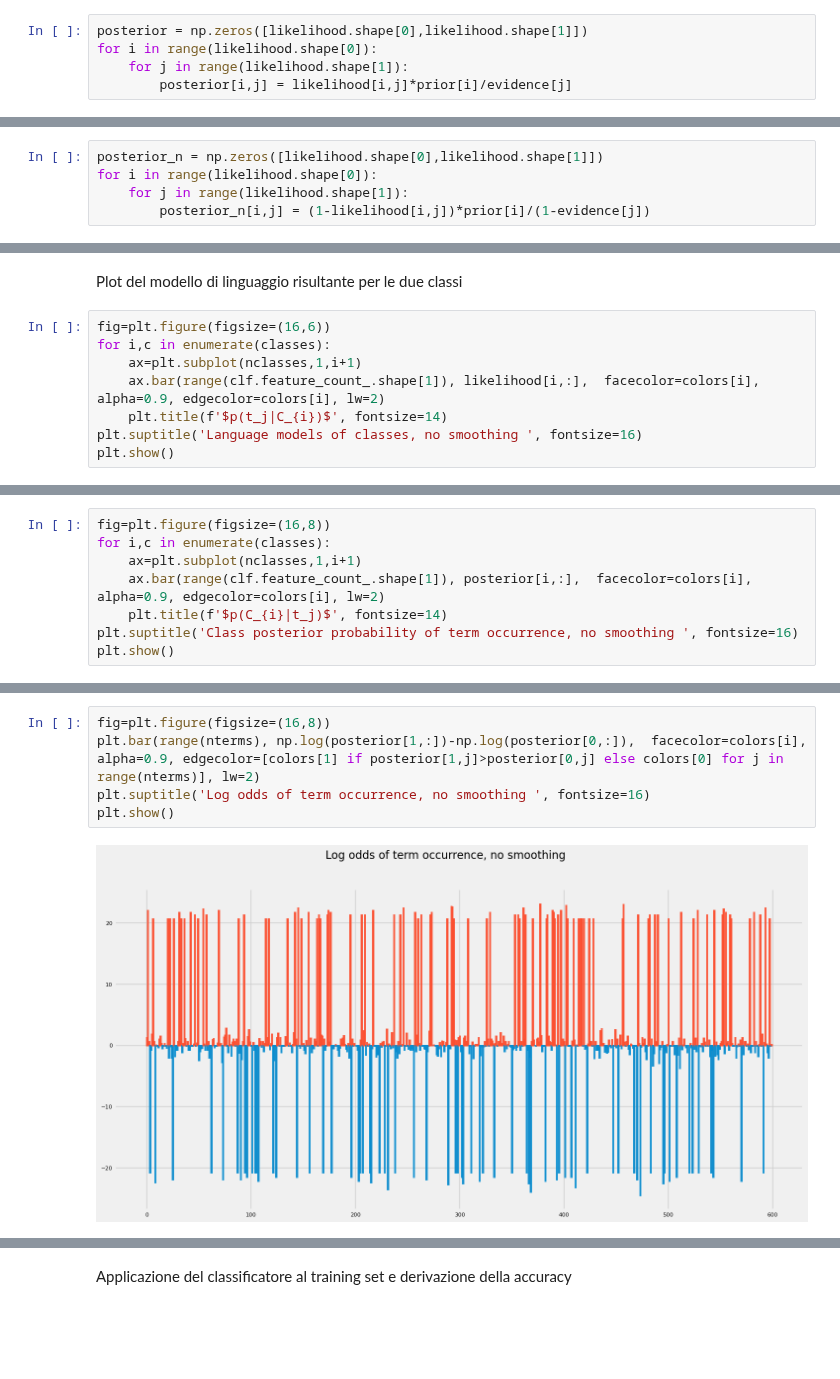
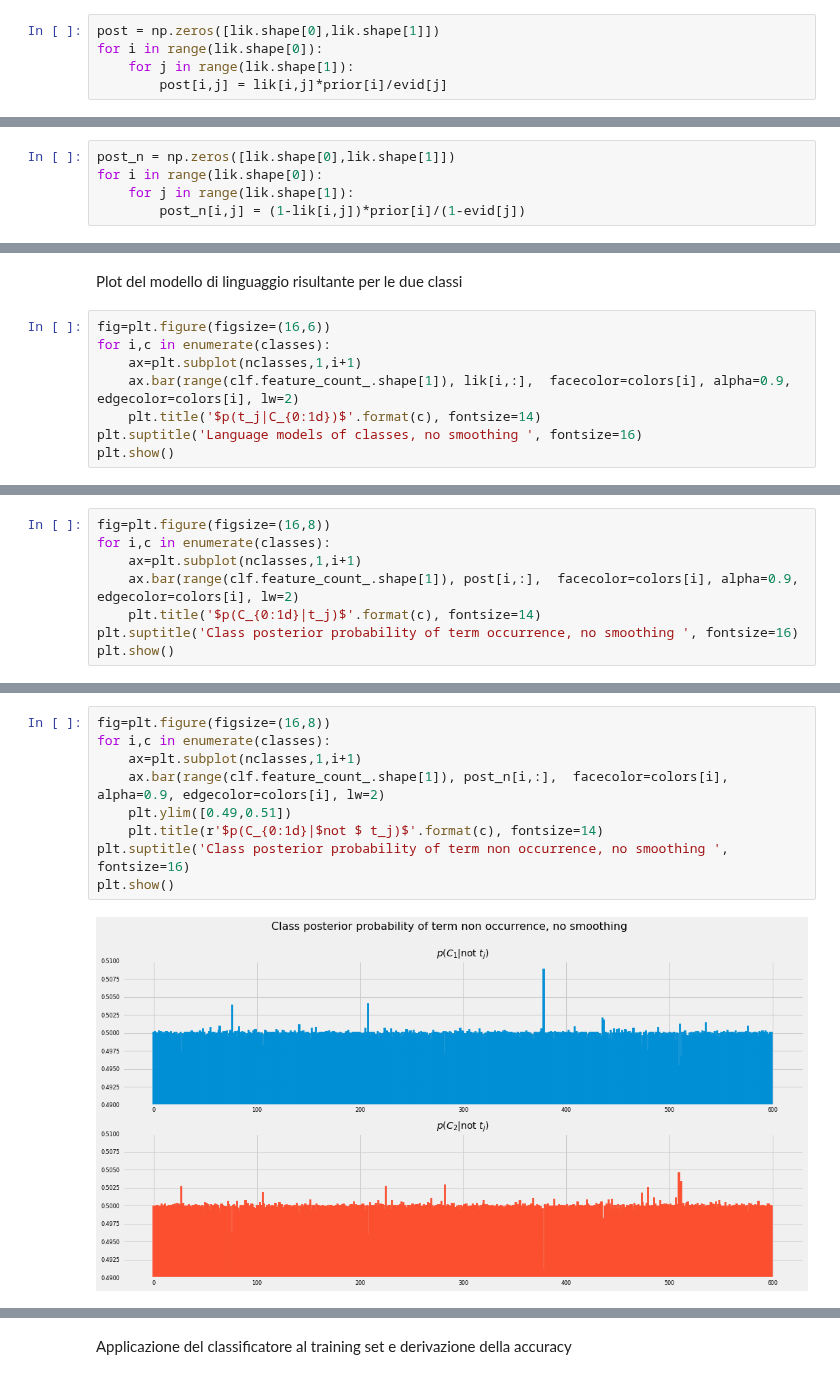
Before and after one commit to tvml/ml2324, a Jupyter notebook: codici/naivebayes.ipynb, the cells around one changed output, grey strips where cells are left out. Drawn from its saved outputs; the diff is of its cells as text; blank space fills up the shorter version.

```diff
--- a/codici/naivebayes.ipynb
+++ b/codici/naivebayes.ipynb
@@ -148,8 +162,8 @@ Applica la regola di Bayes per calcolare le probabilità a posteriori delle clas
 
 $$p(C_k|t_j)=\frac{p(t_j|C_k)p(C_k)}{p(t_j)}$$
 # %%
-posterior = np.zeros([likelihood.shape[0],likelihood.shape[1]])
-for i in range(likelihood.shape[0]):
-    for j in range(likelihood.shape[1]):
-        posterior[i,j] = likelihood[i,j]*prior[i]/evidence[j]
+post = np.zeros([lik.shape[0],lik.shape[1]])
+for i in range(lik.shape[0]):
+    for j in range(lik.shape[1]):
+        post[i,j] = lik[i,j]*prior[i]/evid[j]
 # %%
@@ -161,7 +194,7 @@ Applica la regola di Bayes per calcolare le probabilità a posteriori delle clas
 
 $$p(C_k|\lnot t_j)=\frac{p(\lnot t_j|C_k)p(C_k)}{p(\lnot t_j)}=\frac{(1-p(t_j|C_k))p(C_k)}{1-p(t_j)}$$
 # %%
-posterior_n = np.zeros([likelihood.shape[0],likelihood.shape[1]])
-for i in range(likelihood.shape[0]):
-    for j in range(likelihood.shape[1]):
-        posterior_n[i,j] = (1-likelihood[i,j])*prior[i]/(1-evidence[j])
+post_n = np.zeros([lik.shape[0],lik.shape[1]])
+for i in range(lik.shape[0]):
+    for j in range(lik.shape[1]):
+        post_n[i,j] = (1-lik[i,j])*prior[i]/(1-evid[j])
@@ -241,8 +237,8 @@ Plot del modello di linguaggio risultante per le due classi
 fig=plt.figure(figsize=(16,6))
 for i,c in enumerate(classes):
     ax=plt.subplot(nclasses,1,i+1)
-    ax.bar(range(clf.feature_count_.shape[1]), likelihood[i,:],  facecolor=colors[i], alpha=0.9, edgecolor=colors[i], lw=2)
-    plt.title(f'$p(t_j|C_{i})$', fontsize=14)
+    ax.bar(range(clf.feature_count_.shape[1]), lik[i,:],  facecolor=colors[i], alpha=0.9, edgecolor=colors[i], lw=2)
+    plt.title('$p(t_j|C_{0:1d})$'.format(c), fontsize=14)
 plt.suptitle('Language models of classes, no smoothing ', fontsize=16)
 plt.show()
 # %% [output]
@@ -251,8 +247,8 @@ plt.show()
 fig=plt.figure(figsize=(16,8))
 for i,c in enumerate(classes):
     ax=plt.subplot(nclasses,1,i+1)
-    ax.bar(range(clf.feature_count_.shape[1]), posterior[i,:],  facecolor=colors[i], alpha=0.9, edgecolor=colors[i], lw=2)
-    plt.title(f'$p(C_{i}|t_j)$', fontsize=14)
+    ax.bar(range(clf.feature_count_.shape[1]), post[i,:],  facecolor=colors[i], alpha=0.9, edgecolor=colors[i], lw=2)
+    plt.title('$p(C_{0:1d}|t_j)$'.format(c), fontsize=14)
 plt.suptitle('Class posterior probability of term occurrence, no smoothing ', fontsize=16)
 plt.show()
 # %% [output]
@@ -260,7 +256,11 @@ plt.show()
 # %%
 fig=plt.figure(figsize=(16,8))
-plt.bar(range(nterms), np.log(posterior[1,:])-np.log(posterior[0,:]),  facecolor=colors[i], alpha=0.9, edgecolor=[colors[1] if posterior[1,j]>posterior[0,j] else colors[0] for j in range(nterms)], lw=2)
-plt.suptitle('Log odds of term occurrence, no smoothing ', fontsize=16)
+for i,c in enumerate(classes):
+    ax=plt.subplot(nclasses,1,i+1)
+    ax.bar(range(clf.feature_count_.shape[1]), post_n[i,:],  facecolor=colors[i], alpha=0.9, edgecolor=colors[i], lw=2)
+    plt.ylim([0.49,0.51])
+    plt.title(r'$p(C_{0:1d}|$not $ t_j)$'.format(c), fontsize=14)
+plt.suptitle('Class posterior probability of term non occurrence, no smoothing ', fontsize=16)
 plt.show()
 # %% [output]
-[figure, old version]
+[figure, new version]
```
Also changed, not shown: parts of 39 cells of this notebook, 1 other file.
